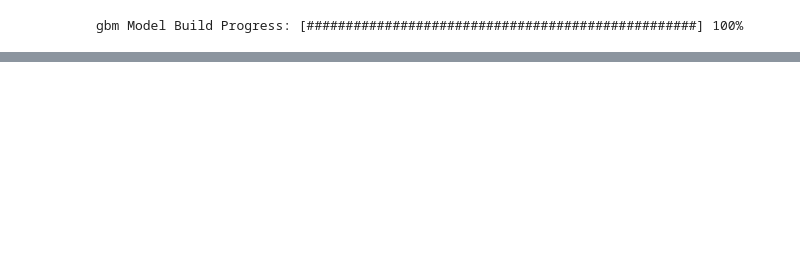
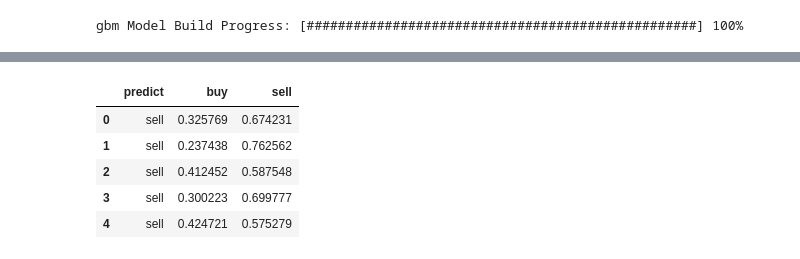
Before and after one commit to yuecong/autotrade, a Jupyter notebook: model_evaluation_h2o.ipynb, the cells around one changed output, grey strips where cells are left out. Cells and saved outputs as stored; diff of their text form; code cells hidden in the pictures; blank space fills up the shorter version.

```diff
--- a/model_evaluation_h2o.ipynb
+++ b/model_evaluation_h2o.ipynb
@@ -162,0 +194,9 @@ Maximum Metrics:
+# %%
+predict_df_eur_usd_valid[:5]
+# %% [output]
+|  | predict | buy | sell |
+| 0 | sell | 0.325769 | 0.674231 |
+| 1 | sell | 0.237438 | 0.762562 |
+| 2 | sell | 0.412452 | 0.587548 |
+| 3 | sell | 0.300223 | 0.699777 |
+| 4 | sell | 0.424721 | 0.575279 |
```
Also changed, not shown: parts of 15 cells of this notebook.
